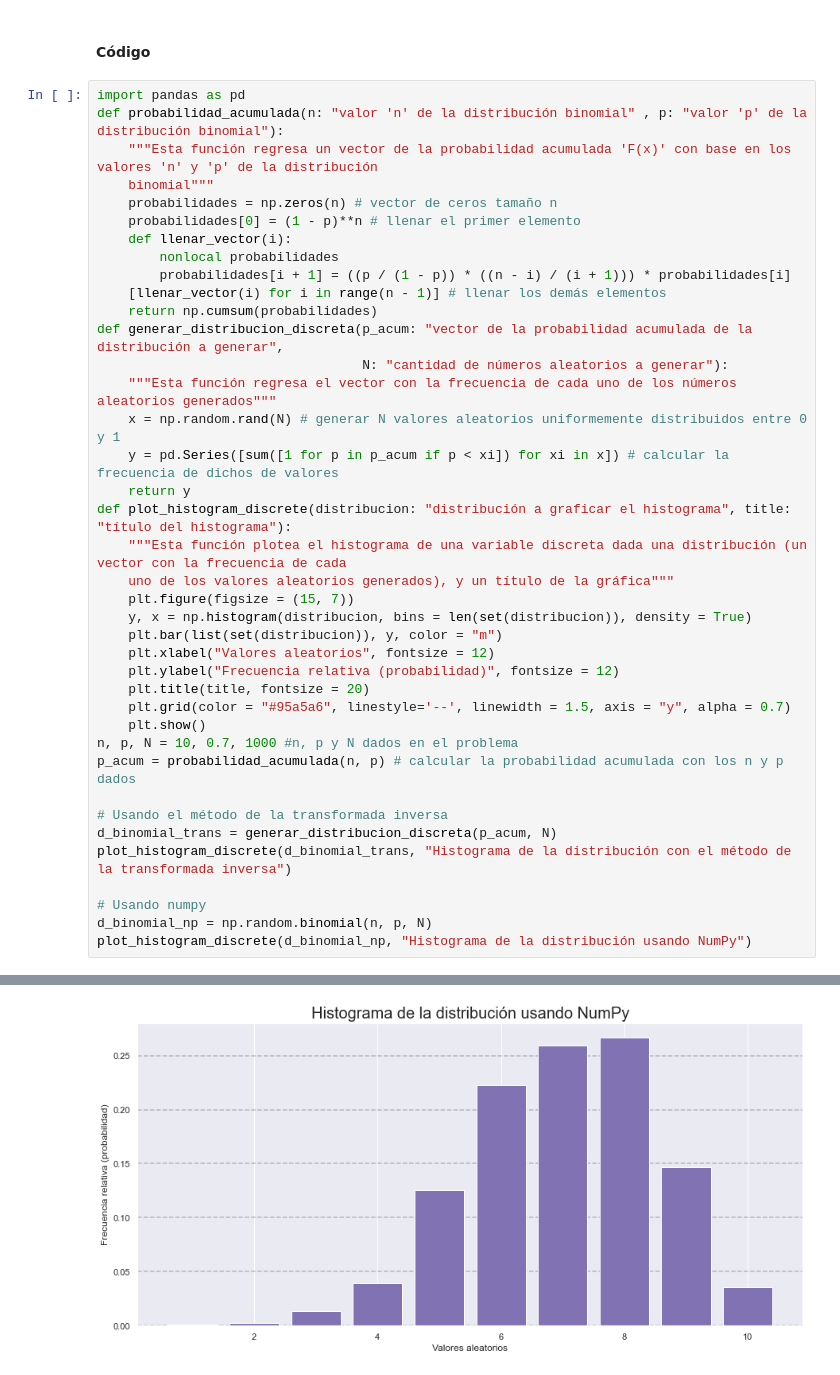
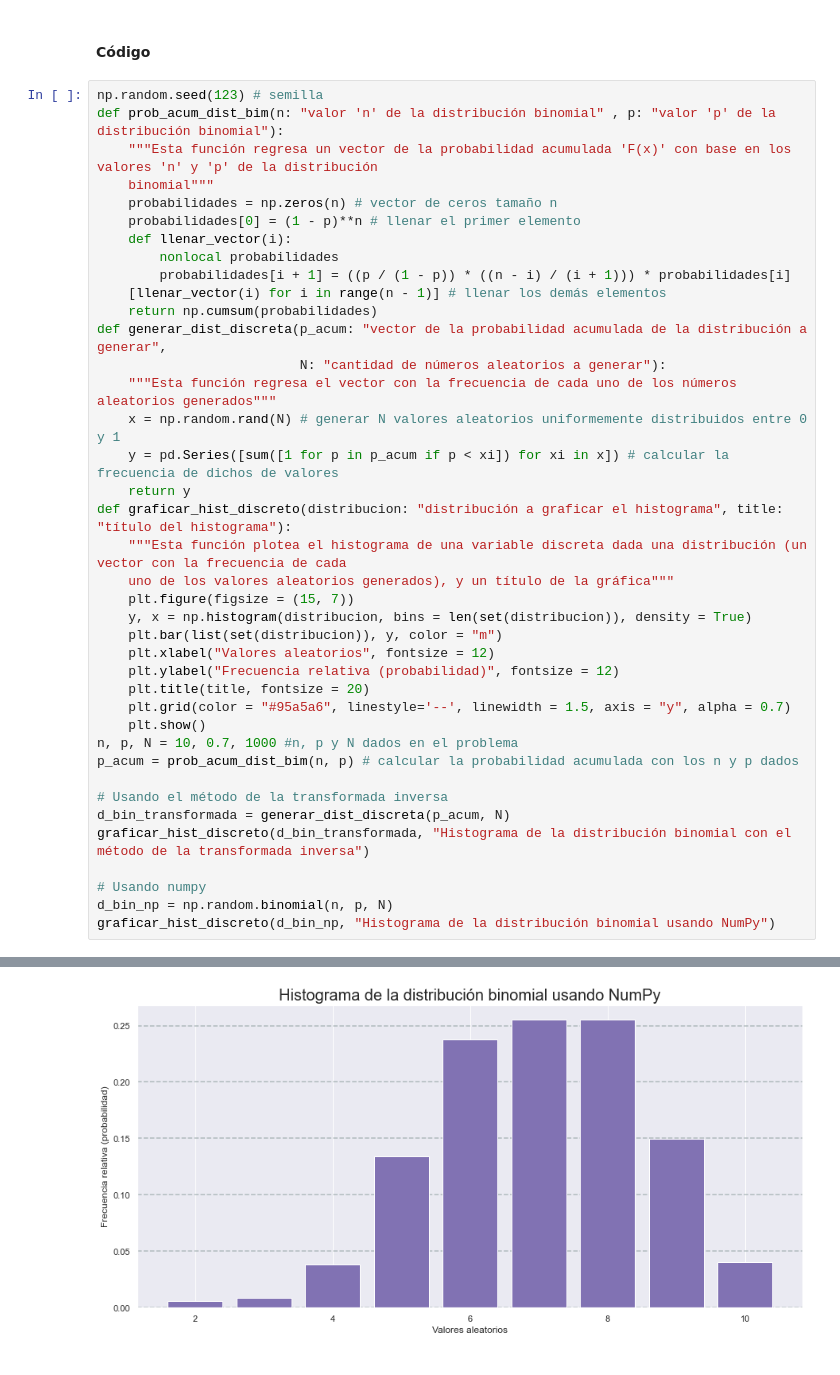
Before and after one commit to Miriam1999/Tarea5_LEspinosa_MERosas, a Jupyter notebook: Tarea5_LEspinosa_MERosas.ipynb, the cells around one changed output, grey strips where cells are left out. Saved outputs shown, nothing was run; the diff lists cells and outputs as text.

```diff
--- a/Tarea5_LEspinosa_MERosas.ipynb
+++ b/Tarea5_LEspinosa_MERosas.ipynb
@@ -114,8 +111,8 @@ $$p_{i + 1} = \frac{n - i}{i + 1} \frac{p}{1 - p} p_i $$
 # %% [markdown]
 #### Código
 # %%
-import pandas as pd
-def probabilidad_acumulada(n: "valor 'n' de la distribución binomial" , p: "valor 'p' de la distribución binomial"):
+np.random.seed(123) # semilla
+def prob_acum_dist_bim(n: "valor 'n' de la distribución binomial" , p: "valor 'p' de la distribución binomial"):
     """Esta función regresa un vector de la probabilidad acumulada 'F(x)' con base en los valores 'n' y 'p' de la distribución
     binomial"""
     probabilidades = np.zeros(n) # vector de ceros tamaño n
@@ -125,13 +122,13 @@ def probabilidad_acumulada(n: "valor 'n' de la distribución binomial" , p: "val
         probabilidades[i + 1] = ((p / (1 - p)) * ((n - i) / (i + 1))) * probabilidades[i]
     [llenar_vector(i) for i in range(n - 1)] # llenar los demás elementos
     return np.cumsum(probabilidades)
-def generar_distribucion_discreta(p_acum: "vector de la probabilidad acumulada de la distribución a generar",
-                                  N: "cantidad de números aleatorios a generar"):
+def generar_dist_discreta(p_acum: "vector de la probabilidad acumulada de la distribución a generar",
+                          N: "cantidad de números aleatorios a generar"):
     """Esta función regresa el vector con la frecuencia de cada uno de los números aleatorios generados"""
     x = np.random.rand(N) # generar N valores aleatorios uniformemente distribuidos entre 0 y 1
     y = pd.Series([sum([1 for p in p_acum if p < xi]) for xi in x]) # calcular la frecuencia de dichos de valores
     return y
-def plot_histogram_discrete(distribucion: "distribución a graficar el histograma", title: "título del histograma"):
+def graficar_hist_discreto(distribucion: "distribución a graficar el histograma", title: "título del histograma"):
     """Esta función plotea el histograma de una variable discreta dada una distribución (un vector con la frecuencia de cada
     uno de los valores aleatorios generados), y un título de la gráfica"""
     plt.figure(figsize = (15, 7))
@@ -143,13 +140,13 @@ def plot_histogram_discrete(distribucion: "distribución a graficar el histogram
     plt.grid(color = "#95a5a6", linestyle='--', linewidth = 1.5, axis = "y", alpha = 0.7)
     plt.show()
 n, p, N = 10, 0.7, 1000 #n, p y N dados en el problema
-p_acum = probabilidad_acumulada(n, p) # calcular la probabilidad acumulada con los n y p dados
+p_acum = prob_acum_dist_bim(n, p) # calcular la probabilidad acumulada con los n y p dados
 
 # Usando el método de la transformada inversa
-d_binomial_trans = generar_distribucion_discreta(p_acum, N)
-plot_histogram_discrete(d_binomial_trans, "Histograma de la distribución con el método de la transformada inversa")
+d_bin_transformada = generar_dist_discreta(p_acum, N)
+graficar_hist_discreto(d_bin_transformada, "Histograma de la distribución binomial con el método de la transformada inversa")
 
 # Usando numpy
-d_binomial_np = np.random.binomial(n, p, N)
-plot_histogram_discrete(d_binomial_np, "Histograma de la distribución usando NumPy")
+d_bin_np = np.random.binomial(n, p, N)
+graficar_hist_discreto(d_bin_np, "Histograma de la distribución binomial usando NumPy")
 # %% [output]
@@ -157 +154 @@ plot_histogram_discrete(d_binomial_np, "Histograma de la distribución usando Nu
-[figure, old version]
+[figure, new version]
```
Also changed, not shown: parts of 4 cells of this notebook.
